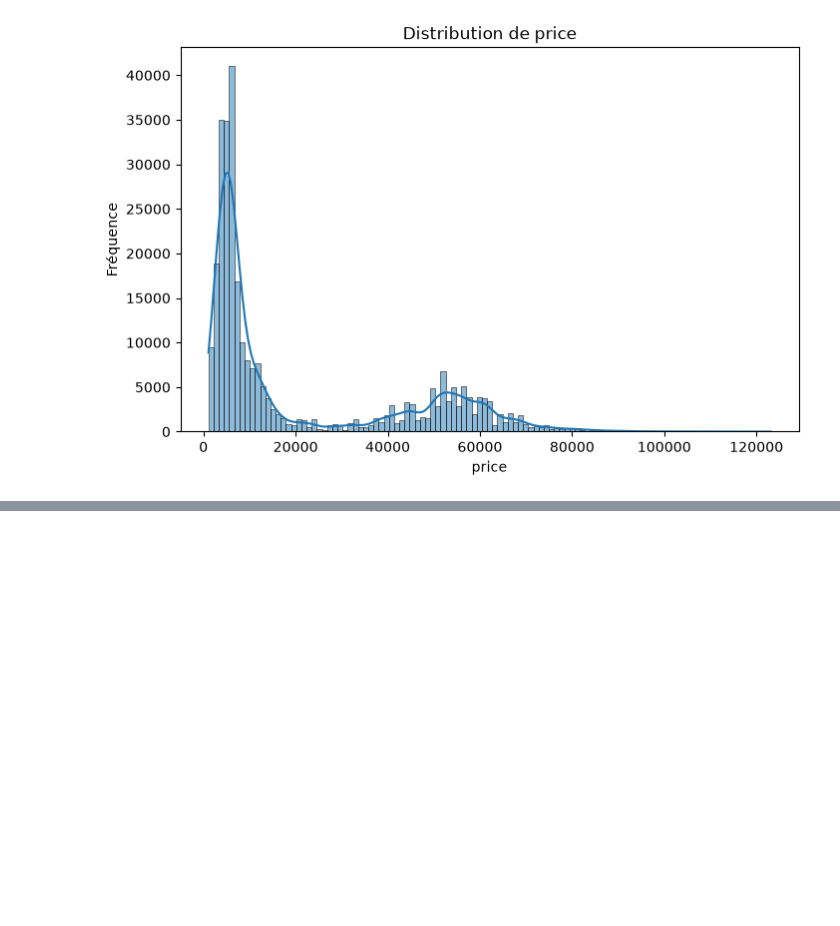
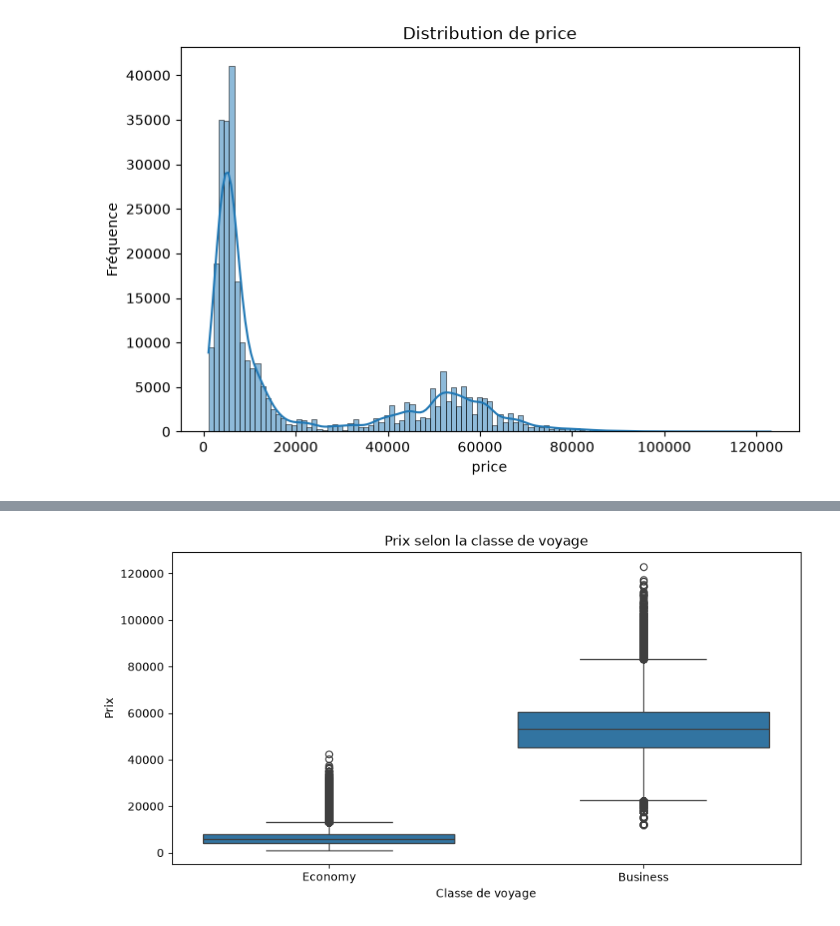
Before and after one commit to MounaSaiss/Machine_Learning-, a Jupyter notebook: app/app.ipynb, the cells around one changed output, grey strips where cells are left out. Saved outputs shown, nothing was run; the diff lists cells and outputs as text; code cells hidden in the pictures; blank space fills up the shorter version.

```diff
--- a/app/app.ipynb
+++ b/app/app.ipynb
@@ -229,0 +178,14 @@ for col in variable_continue:
+# %%
+#class vs price
+plt.figure(figsize=(10, 5))
+sns.boxplot(
+    data=df,
+    x='class',
+    y='price'
+)
+plt.title("Prix selon la classe de voyage")
+plt.xlabel("Classe de voyage")
+plt.ylabel("Prix")
+plt.show()
+# %% [output]
+[figure, added]
```
Also changed, not shown: parts of 17 cells of this notebook.
